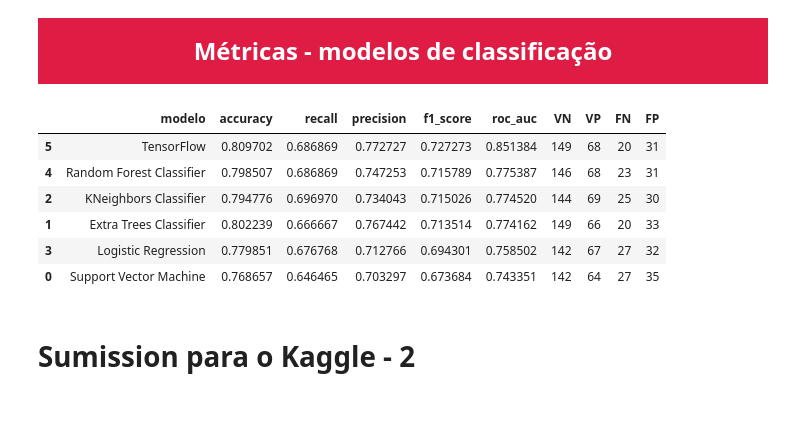
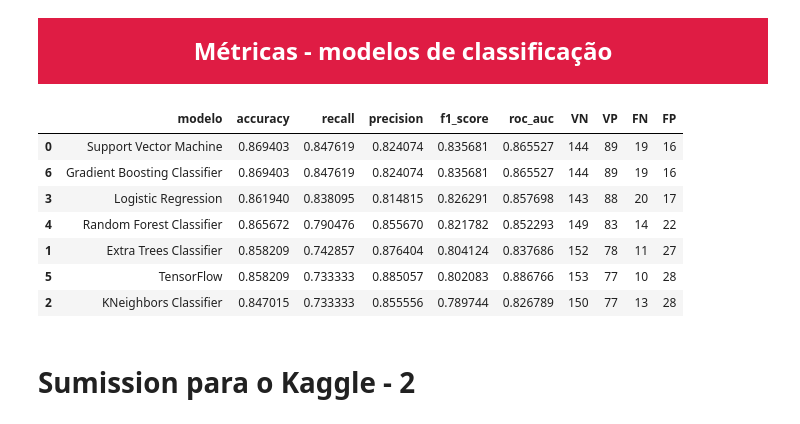
Before and after one commit to geanclm/kaggle, a Jupyter notebook: Titanic/CLASSIFICAÇÃO_Titanic_Kaggle_csv_2.ipynb, the cells around one changed output. Saved outputs shown, nothing was run; the diff lists cells and outputs as text; code cells hidden in the pictures.

Commit message:
melhorias no modelo

```diff
--- a/Titanic/CLASSIFICAÇÃO_Titanic_Kaggle_csv_2.ipynb
+++ b/Titanic/CLASSIFICAÇÃO_Titanic_Kaggle_csv_2.ipynb
@@ -1173,0 +1285,24 @@ Acurácia do Gradient Boosting Classifier: 0.83
+# %%
+# Fazer previsões usando Gradient Boosting Classifier
+gbc_y_pred = gbc.predict(X_ts)
+
+# MATRIZ CONFUSÃO
+gbc_confusion_matrix = confusion_matrix(y_ts, gbc_y_pred)
+
+# ACURÁCIA
+gbc_accuracy_score = accuracy_score(y_ts, gbc_y_pred)
+
+# PRECISION
+gbc_precision_score = precision_score(y_ts, gbc_y_pred)
+
+# RECALL (SENSIBILIDADE)
+gbc_recall_score = recall_score(y_ts, gbc_y_pred)
+
+# F1 SCORE
+gbc_f1_score = f1_score(y_ts, gbc_y_pred)
+
+# ROC AUC
+gbc_roc_auc = roc_auc_score(y_ts, gbc_y_pred)
+
+# 0.8694029850746269
+np.mean(y_ts == gbc_y_pred)
@@ -1184,28 +1321,28 @@ Acurácia do Gradient Boosting Classifier: 0.83
 # %%
 # data frame modelos
 dfm = {
-    'modelo':['Support Vector Machine', 'Extra Trees Classifier', 'KNeighbors Classifier', 'Logistic Regression', 'Random Forest Classifier', 'TensorFlow'],
-    'accuracy':[svm_accuracy_score, etc_accuracy_score, neigh_accuracy_score, lr_accuracy_score, rfc_accuracy_score, tf_accuracy_score],
-    'recall':[svm_recall_score, etc_recall_score, neigh_recall_score, lr_recall_score, rfc_recall_score, tf_recall_score],
-    'precision':[svm_precision_score, etc_precision_score, neigh_precision_score, lr_precision_score, rfc_precision_score, tf_precision_score],
-    'f1_score':[svm_f1_score, etc_f1_score, neigh_f1_score, lr_f1_score, rfc_f1_score, tf_f1_score],
-    'roc_auc':[svm_roc_auc, etc_roc_auc, neigh_roc_auc, lr_roc_auc, rfc_roc_auc, tf_roc_auc],
-    'VN': [svm_confusion_matrix[0][0], etc_confusion_matrix[0][0], neigh_confusion_matrix[0][0], lr_confusion_matrix[0][0], rfc_confusion_matrix[0][0], tf_confusion_matrix[0][0]],
-    'VP': [svm_confusion_matrix[1][1], etc_confusion_matrix[1][1], neigh_confusion_matrix[1][1], lr_confusion_matrix[1][1], rfc_confusion_matrix[1][1], tf_confusion_matrix[1][1]],
-    'FN': [svm_confusion_matrix[0][1], etc_confusion_matrix[0][1], neigh_confusion_matrix[0][1], lr_confusion_matrix[0][1], rfc_confusion_matrix[0][1], tf_confusion_matrix[0][1]],
-    'FP': [svm_confusion_matrix[1][0], etc_confusion_matrix[1][0], neigh_confusion_matrix[1][0], lr_confusion_matrix[1][0], rfc_confusion_matrix[1][0], tf_confusion_matrix[1][0]]
+    'modelo':['Support Vector Machine', 'Extra Trees Classifier', 'KNeighbors Classifier', 'Logistic Regression', 'Random Forest Classifier', 'TensorFlow', 'Gradient Boosting Classifier'],
+    'accuracy':[svm_accuracy_score, etc_accuracy_score, neigh_accuracy_score, lr_accuracy_score, rfc_accuracy_score, tf_accuracy_score, gbc_accuracy_score],
+    'recall':[svm_recall_score, etc_recall_score, neigh_recall_score, lr_recall_score, rfc_recall_score, tf_recall_score, gbc_recall_score],
+    'precision':[svm_precision_score, etc_precision_score, neigh_precision_score, lr_precision_score, rfc_precision_score, tf_precision_score, gbc_precision_score],
+    'f1_score':[svm_f1_score, etc_f1_score, neigh_f1_score, lr_f1_score, rfc_f1_score, tf_f1_score, gbc_f1_score],
+    'roc_auc':[svm_roc_auc, etc_roc_auc, neigh_roc_auc, lr_roc_auc, rfc_roc_auc, tf_roc_auc, gbc_roc_auc],
+    'VN': [svm_confusion_matrix[0][0], etc_confusion_matrix[0][0], neigh_confusion_matrix[0][0], lr_confusion_matrix[0][0], rfc_confusion_matrix[0][0], tf_confusion_matrix[0][0], gbc_confusion_matrix[0][0]],
+    'VP': [svm_confusion_matrix[1][1], etc_confusion_matrix[1][1], neigh_confusion_matrix[1][1], lr_confusion_matrix[1][1], rfc_confusion_matrix[1][1], tf_confusion_matrix[1][1], gbc_confusion_matrix[1][1]],
+    'FN': [svm_confusion_matrix[0][1], etc_confusion_matrix[0][1], neigh_confusion_matrix[0][1], lr_confusion_matrix[0][1], rfc_confusion_matrix[0][1], tf_confusion_matrix[0][1], gbc_confusion_matrix[0][1]],
+    'FP': [svm_confusion_matrix[1][0], etc_confusion_matrix[1][0], neigh_confusion_matrix[1][0], lr_confusion_matrix[1][0], rfc_confusion_matrix[1][0], tf_confusion_matrix[1][0], gbc_confusion_matrix[1][0]]
       }
 modelos = pd.DataFrame(dfm)
-
 modelos.sort_values(by='f1_score', ascending=False).style.highlight_max(color = "darkblue", subset=list(modelos.columns.drop(['modelo'])))
 # %% [output]
 |  | modelo | accuracy | recall | precision | f1_score | roc_auc | VN | VP | FN | FP |
-| 5 | TensorFlow | 0.809702 | 0.686869 | 0.772727 | 0.727273 | 0.851384 | 149 | 68 | 20 | 31 |
-| 4 | Random Forest Classifier | 0.798507 | 0.686869 | 0.747253 | 0.715789 | 0.775387 | 146 | 68 | 23 | 31 |
-| 2 | KNeighbors Classifier | 0.794776 | 0.696970 | 0.734043 | 0.715026 | 0.774520 | 144 | 69 | 25 | 30 |
-| 1 | Extra Trees Classifier | 0.802239 | 0.666667 | 0.767442 | 0.713514 | 0.774162 | 149 | 66 | 20 | 33 |
-| 3 | Logistic Regression | 0.779851 | 0.676768 | 0.712766 | 0.694301 | 0.758502 | 142 | 67 | 27 | 32 |
-| 0 | Support Vector Machine | 0.768657 | 0.646465 | 0.703297 | 0.673684 | 0.743351 | 142 | 64 | 27 | 35 |
+| 0 | Support Vector Machine | 0.869403 | 0.847619 | 0.824074 | 0.835681 | 0.865527 | 144 | 89 | 19 | 16 |
+| 6 | Gradient Boosting Classifier | 0.869403 | 0.847619 | 0.824074 | 0.835681 | 0.865527 | 144 | 89 | 19 | 16 |
+| 3 | Logistic Regression | 0.861940 | 0.838095 | 0.814815 | 0.826291 | 0.857698 | 143 | 88 | 20 | 17 |
+| 4 | Random Forest Classifier | 0.865672 | 0.790476 | 0.855670 | 0.821782 | 0.852293 | 149 | 83 | 14 | 22 |
+| 1 | Extra Trees Classifier | 0.858209 | 0.742857 | 0.876404 | 0.804124 | 0.837686 | 152 | 78 | 11 | 27 |
+| 5 | TensorFlow | 0.858209 | 0.733333 | 0.885057 | 0.802083 | 0.886766 | 153 | 77 | 10 | 28 |
+| 2 | KNeighbors Classifier | 0.847015 | 0.733333 | 0.855556 | 0.789744 | 0.826789 | 150 | 77 | 13 | 28 |
 # %% [markdown]
 # Sumission para o Kaggle - 2
 # %%
```
Also changed, not shown: parts of 101 cells of this notebook, 2 other files.
